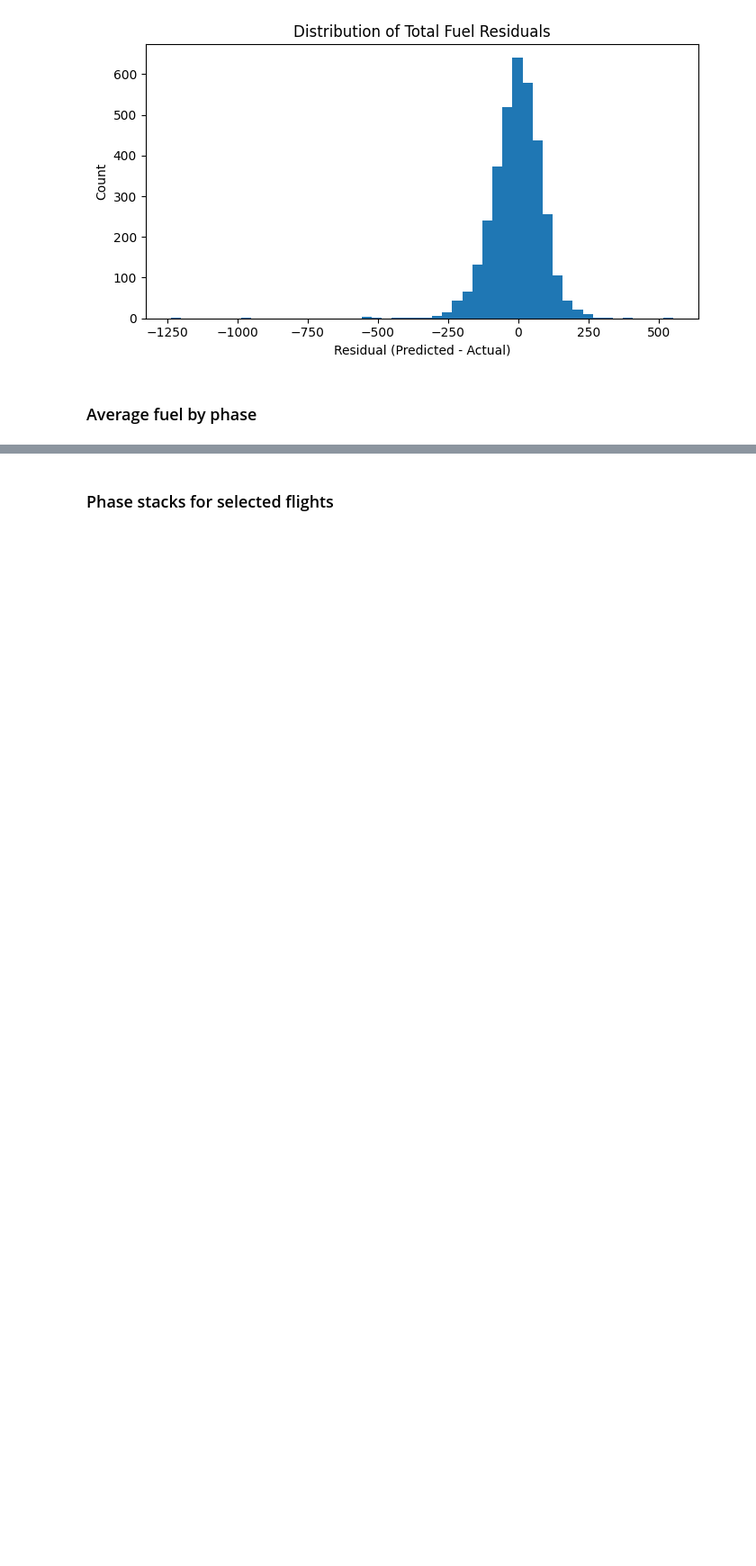
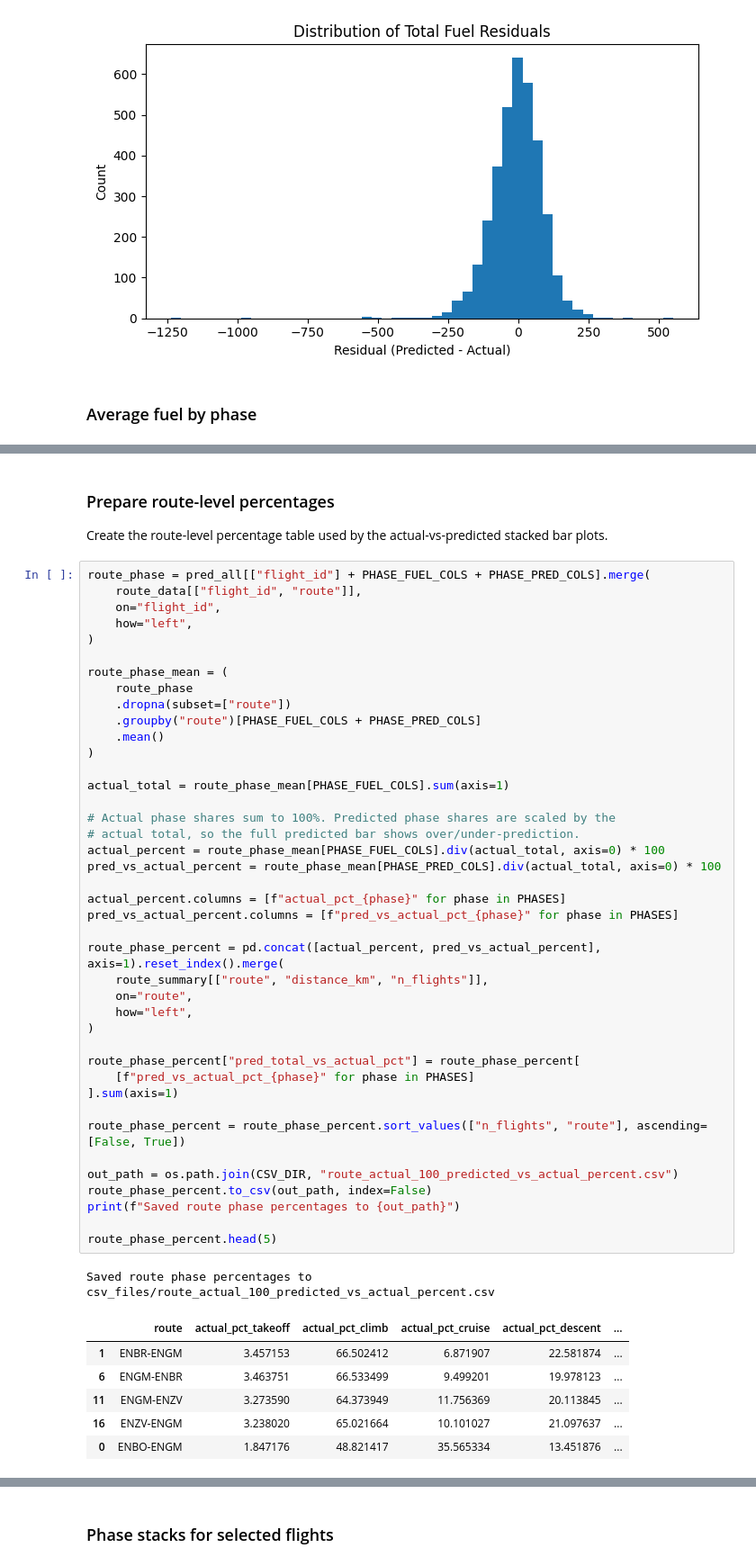
Before and after one commit to emmabergsmo/master-fuel-conumption-estimation-xgboost, a Jupyter notebook: notebooks/xg_boost/total_fuel_pred.ipynb, the cells around one changed output, grey strips where cells are left out. Shown at 90% size. Cells and saved outputs as stored; diff of their text form; blank space fills up the shorter version.

```diff
--- a/notebooks/xg_boost/total_fuel_pred.ipynb
+++ b/notebooks/xg_boost/total_fuel_pred.ipynb
@@ -236,0 +294,53 @@ phase_compare
+# %% [markdown]
+### Prepare route-level percentages
+
+Create the route-level percentage table used by the actual-vs-predicted stacked bar plots.
+# %%
+route_phase = pred_all[["flight_id"] + PHASE_FUEL_COLS + PHASE_PRED_COLS].merge(
+    route_data[["flight_id", "route"]],
+    on="flight_id",
+    how="left",
+)
+
+route_phase_mean = (
+    route_phase
+    .dropna(subset=["route"])
+    .groupby("route")[PHASE_FUEL_COLS + PHASE_PRED_COLS]
+    .mean()
+)
+
+actual_total = route_phase_mean[PHASE_FUEL_COLS].sum(axis=1)
+
+# Actual phase shares sum to 100%. Predicted phase shares are scaled by the
+# actual total, so the full predicted bar shows over/under-prediction.
+actual_percent = route_phase_mean[PHASE_FUEL_COLS].div(actual_total, axis=0) * 100
+pred_vs_actual_percent = route_phase_mean[PHASE_PRED_COLS].div(actual_total, axis=0) * 100
+
+actual_percent.columns = [f"actual_pct_{phase}" for phase in PHASES]
+pred_vs_actual_percent.columns = [f"pred_vs_actual_pct_{phase}" for phase in PHASES]
+
+route_phase_percent = pd.concat([actual_percent, pred_vs_actual_percent], axis=1).reset_index().merge(
+    route_summary[["route", "distance_km", "n_flights"]],
+    on="route",
+    how="left",
+)
+
+route_phase_percent["pred_total_vs_actual_pct"] = route_phase_percent[
+    [f"pred_vs_actual_pct_{phase}" for phase in PHASES]
+].sum(axis=1)
+
+route_phase_percent = route_phase_percent.sort_values(["n_flights", "route"], ascending=[False, True])
+
+out_path = os.path.join(CSV_DIR, "route_actual_100_predicted_vs_actual_percent.csv")
+route_phase_percent.to_csv(out_path, index=False)
+print(f"Saved route phase percentages to {out_path}")
+
+route_phase_percent.head(5)
+# %% [output]
+Saved route phase percentages to csv_files/route_actual_100_predicted_vs_actual_percent.csv
+|  | route | actual_pct_takeoff | actual_pct_climb | actual_pct_cruise | actual_pct_descent | ... |
+| 1 | ENBR-ENGM | 3.457153 | 66.502412 | 6.871907 | 22.581874 | ... |
+| 6 | ENGM-ENBR | 3.463751 | 66.533499 | 9.499201 | 19.978123 | ... |
+| 11 | ENGM-ENZV | 3.273590 | 64.373949 | 11.756369 | 20.113845 | ... |
+| 16 | ENZV-ENGM | 3.238020 | 65.021664 | 10.101027 | 21.097637 | ... |
+| 0 | ENBO-ENGM | 1.847176 | 48.821417 | 35.565334 | 13.451876 | ... |
```
Also changed, not shown: parts of 5 cells of this notebook, 5 other files.
